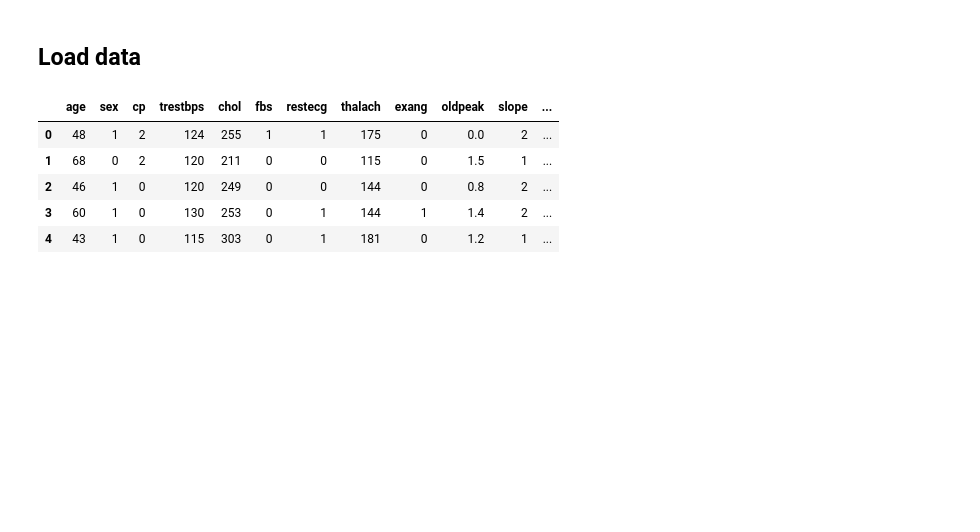
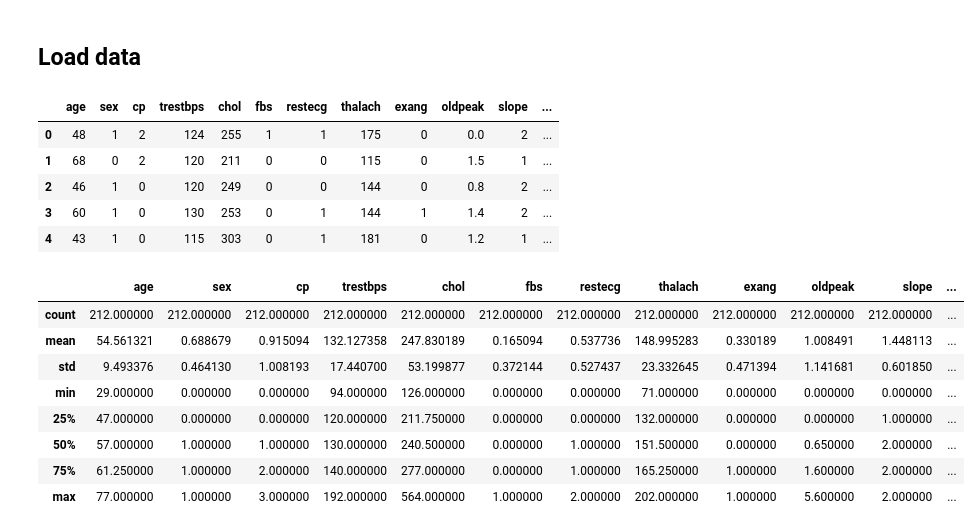
Before and after one commit to Jeffresh/Datathon-2-Dphi-Heart-Disease-Prediction, a Jupyter notebook: Datathon_2_Heart_Disease_Prediciton.ipynb, the cells around one changed output. Drawn from its saved outputs; the diff is of its cells as text; code cells hidden in the pictures; blank space fills up the shorter version.

```diff
--- a/Datathon_2_Heart_Disease_Prediciton.ipynb
+++ b/Datathon_2_Heart_Disease_Prediciton.ipynb
@@ -20,3 +35,15 @@ heart_data.head()
 | 2 | 46 | 1 | 0 | 120 | 249 | 0 | 0 | 144 | 0 | 0.8 | 2 | ... |
 | 3 | 60 | 1 | 0 | 130 | 253 | 0 | 1 | 144 | 1 | 1.4 | 2 | ... |
 | 4 | 43 | 1 | 0 | 115 | 303 | 0 | 1 | 181 | 0 | 1.2 | 1 | ... |
+# %%
+heart_data.describe()
+# %% [output]
+|  | age | sex | cp | trestbps | chol | fbs | restecg | thalach | exang | oldpeak | slope | ... |
+| count | 212.000000 | 212.000000 | 212.000000 | 212.000000 | 212.000000 | 212.000000 | 212.000000 | 212.000000 | 212.000000 | 212.000000 | 212.000000 | ... |
+| mean | 54.561321 | 0.688679 | 0.915094 | 132.127358 | 247.830189 | 0.165094 | 0.537736 | 148.995283 | 0.330189 | 1.008491 | 1.448113 | ... |
+| std | 9.493376 | 0.464130 | 1.008193 | 17.440700 | 53.199877 | 0.372144 | 0.527437 | 23.332645 | 0.471394 | 1.141681 | 0.601850 | ... |
+| min | 29.000000 | 0.000000 | 0.000000 | 94.000000 | 126.000000 | 0.000000 | 0.000000 | 71.000000 | 0.000000 | 0.000000 | 0.000000 | ... |
+| 25% | 47.000000 | 0.000000 | 0.000000 | 120.000000 | 211.750000 | 0.000000 | 0.000000 | 132.000000 | 0.000000 | 0.000000 | 1.000000 | ... |
+| 50% | 57.000000 | 1.000000 | 1.000000 | 130.000000 | 240.500000 | 0.000000 | 1.000000 | 151.500000 | 0.000000 | 0.650000 | 2.000000 | ... |
+| 75% | 61.250000 | 1.000000 | 2.000000 | 140.000000 | 277.000000 | 0.000000 | 1.000000 | 165.250000 | 1.000000 | 1.600000 | 2.000000 | ... |
+| max | 77.000000 | 1.000000 | 3.000000 | 192.000000 | 564.000000 | 1.000000 | 2.000000 | 202.000000 | 1.000000 | 5.600000 | 2.000000 | ... |
```
Also changed, not shown: parts of 9 cells of this notebook.
